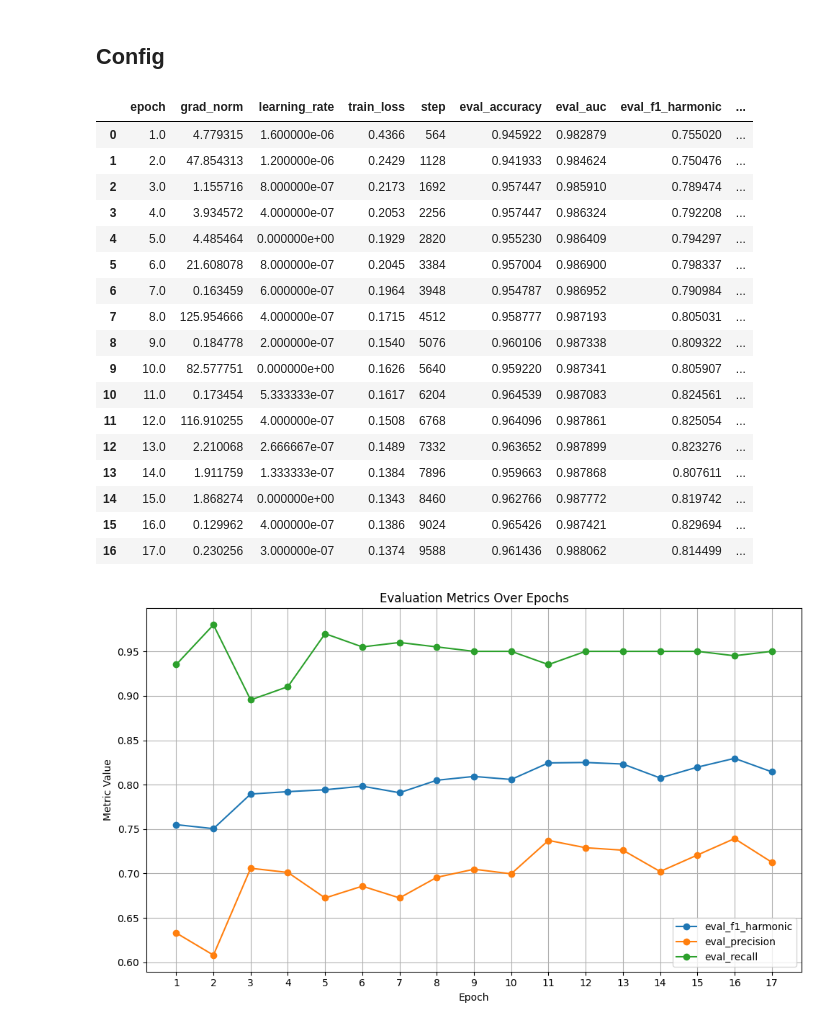
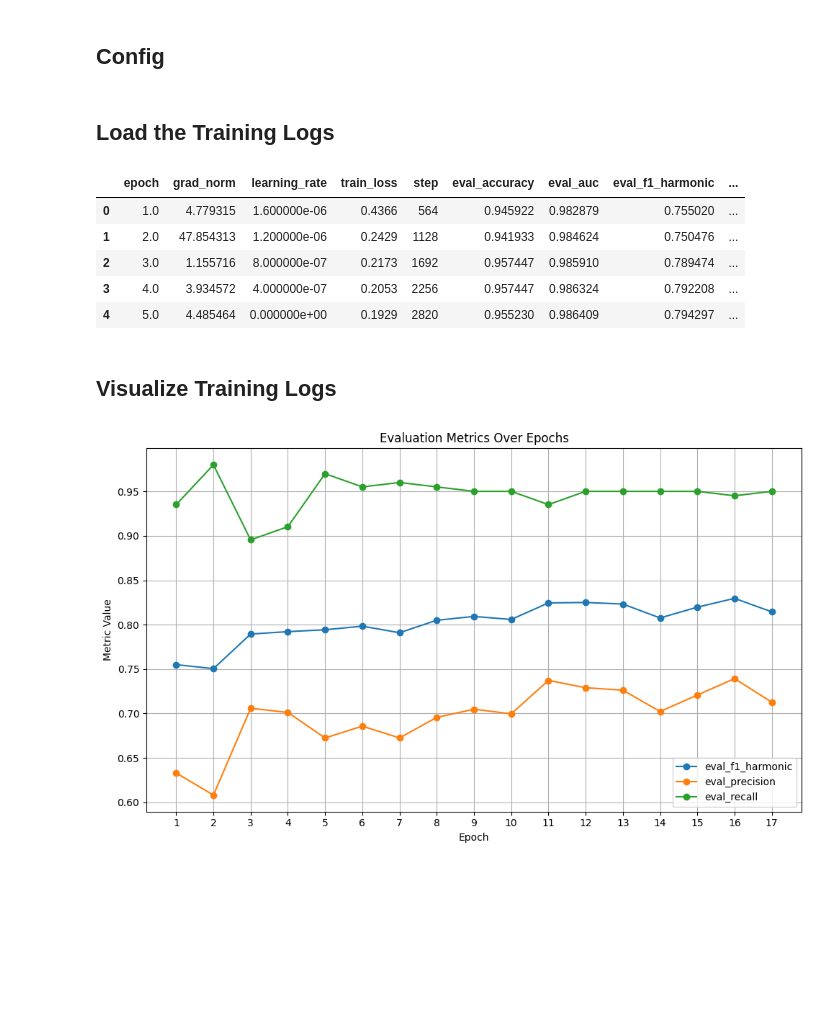
Before and after one commit to gabriel-ferreira-life/NLP-Document-Classification, a Jupyter notebook: bert_method/model_training/model_evaluation.ipynb, the cells around one changed output. Saved outputs shown, nothing was run; the diff lists cells and outputs as text; code cells hidden in the pictures; blank space fills up the shorter version.

```diff
--- a/BERT/training_evaluation.ipynb
+++ b/bert_method/model_training/model_evaluation.ipynb
@@ -9,42 +9,37 @@ import matplotlib.pyplot as plt
 from datasets import Dataset
 # %% [markdown]
 ## Config
+# %%
+checkpoint = "checkpoint-9588"
+trainer_state_path = f"checkpoints/{checkpoint}/trainer_state.json"
+# %% [markdown]
+## Load the Training Logs
 # %%
 # Load the config file
-with open('../data/trainer_state.json', 'r') as f:
+with open(trainer_state_path, 'r') as f:
     data = json.load(f)
 
 # Convert dictionary to a Hugging Face Dataset
 eval_df = pd.DataFrame(data['log_history'])
 eval_df = eval_df.rename(columns={
     'loss': 'train_loss'
     })
 
 # Select evaluation rows
 eval_results = eval_df[eval_df['eval_loss'].notna()].copy()
 
 # Forward-fill training columns from previous rows
 eval_results[['grad_norm', 'learning_rate', 'train_loss']] = eval_df[['grad_norm', 'learning_rate', 'train_loss']].ffill()
 
 eval_results.reset_index(drop=True, inplace=True)
 
-eval_results
+eval_results.head()
 # %% [output]
 |  | epoch | grad_norm | learning_rate | train_loss | step | eval_accuracy | eval_auc | eval_f1_harmonic | ... |
 | 0 | 1.0 | 4.779315 | 1.600000e-06 | 0.4366 | 564 | 0.945922 | 0.982879 | 0.755020 | ... |
 | 1 | 2.0 | 47.854313 | 1.200000e-06 | 0.2429 | 1128 | 0.941933 | 0.984624 | 0.750476 | ... |
 | 2 | 3.0 | 1.155716 | 8.000000e-07 | 0.2173 | 1692 | 0.957447 | 0.985910 | 0.789474 | ... |
 | 3 | 4.0 | 3.934572 | 4.000000e-07 | 0.2053 | 2256 | 0.957447 | 0.986324 | 0.792208 | ... |
 | 4 | 5.0 | 4.485464 | 0.000000e+00 | 0.1929 | 2820 | 0.955230 | 0.986409 | 0.794297 | ... |
-| 5 | 6.0 | 21.608078 | 8.000000e-07 | 0.2045 | 3384 | 0.957004 | 0.986900 | 0.798337 | ... |
-| 6 | 7.0 | 0.163459 | 6.000000e-07 | 0.1964 | 3948 | 0.954787 | 0.986952 | 0.790984 | ... |
-| 7 | 8.0 | 125.954666 | 4.000000e-07 | 0.1715 | 4512 | 0.958777 | 0.987193 | 0.805031 | ... |
-| 8 | 9.0 | 0.184778 | 2.000000e-07 | 0.1540 | 5076 | 0.960106 | 0.987338 | 0.809322 | ... |
-| 9 | 10.0 | 82.577751 | 0.000000e+00 | 0.1626 | 5640 | 0.959220 | 0.987341 | 0.805907 | ... |
-| 10 | 11.0 | 0.173454 | 5.333333e-07 | 0.1617 | 6204 | 0.964539 | 0.987083 | 0.824561 | ... |
-| 11 | 12.0 | 116.910255 | 4.000000e-07 | 0.1508 | 6768 | 0.964096 | 0.987861 | 0.825054 | ... |
-| 12 | 13.0 | 2.210068 | 2.666667e-07 | 0.1489 | 7332 | 0.963652 | 0.987899 | 0.823276 | ... |
-| 13 | 14.0 | 1.911759 | 1.333333e-07 | 0.1384 | 7896 | 0.959663 | 0.987868 | 0.807611 | ... |
-| 14 | 15.0 | 1.868274 | 0.000000e+00 | 0.1343 | 8460 | 0.962766 | 0.987772 | 0.819742 | ... |
-| 15 | 16.0 | 0.129962 | 4.000000e-07 | 0.1386 | 9024 | 0.965426 | 0.987421 | 0.829694 | ... |
-| 16 | 17.0 | 0.230256 | 3.000000e-07 | 0.1374 | 9588 | 0.961436 | 0.988062 | 0.814499 | ... |
+# %% [markdown]
+## Visualize Training Logs
```
Also changed, not shown: parts of 3 cells of this notebook, 11 other files.
